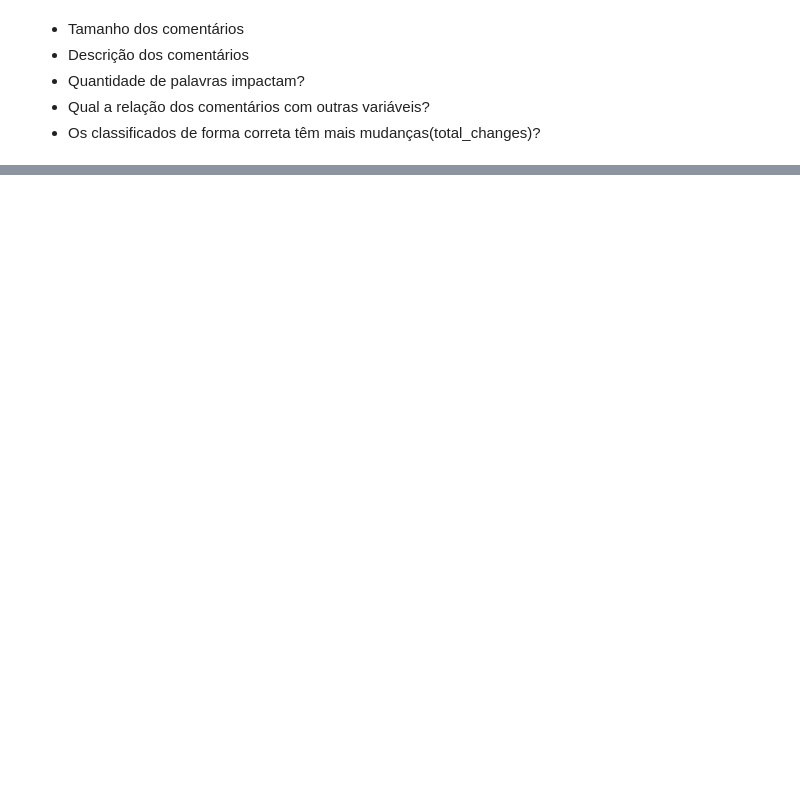
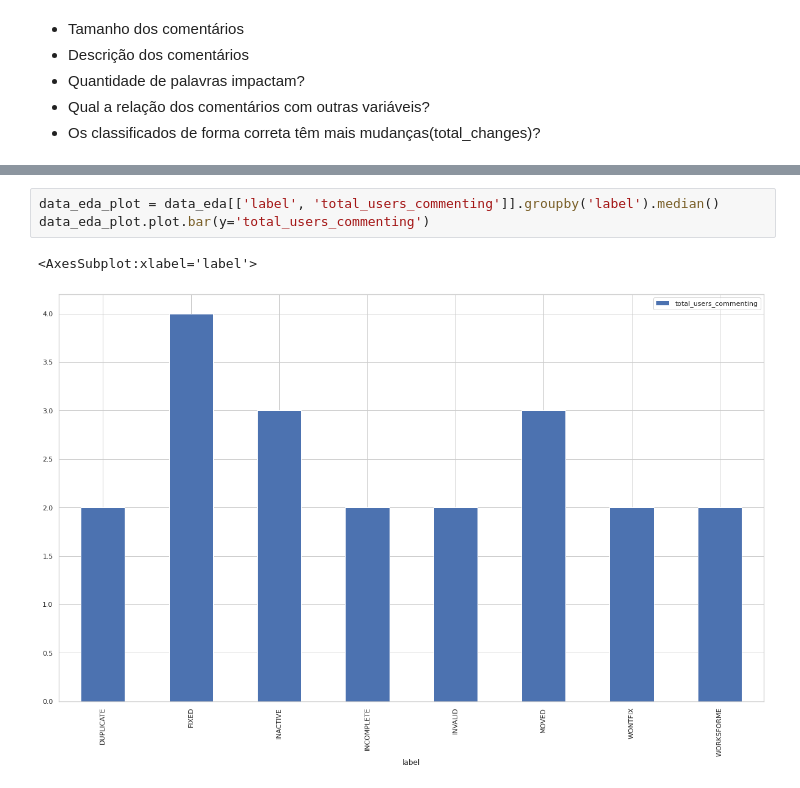
Before and after one commit to manoelf/master-research-bugreport, a Jupyter notebook: notebook/bug-report-investigatin-bugzilla.ipynb, the cells around one changed output, grey strips where cells are left out. Drawn from its saved outputs; the diff is of its cells as text; blank space fills up the shorter version.

```diff
--- a/notebook/bug-report-investigatin-bugzilla.ipynb
+++ b/notebook/bug-report-investigatin-bugzilla.ipynb
@@ -549,0 +570,6 @@ data_eda[(data_eda['label'] == 'INCOMPLETE')][(data_eda["label"] == data_eda["pr
+# %%
+data_eda_plot = data_eda[['label', 'total_users_commenting']].groupby('label').median()
+data_eda_plot.plot.bar(y='total_users_commenting')
+# %% [output]
+<AxesSubplot:xlabel='label'>
+[figure, added]
```
Also changed, not shown: parts of 13 cells of this notebook.
